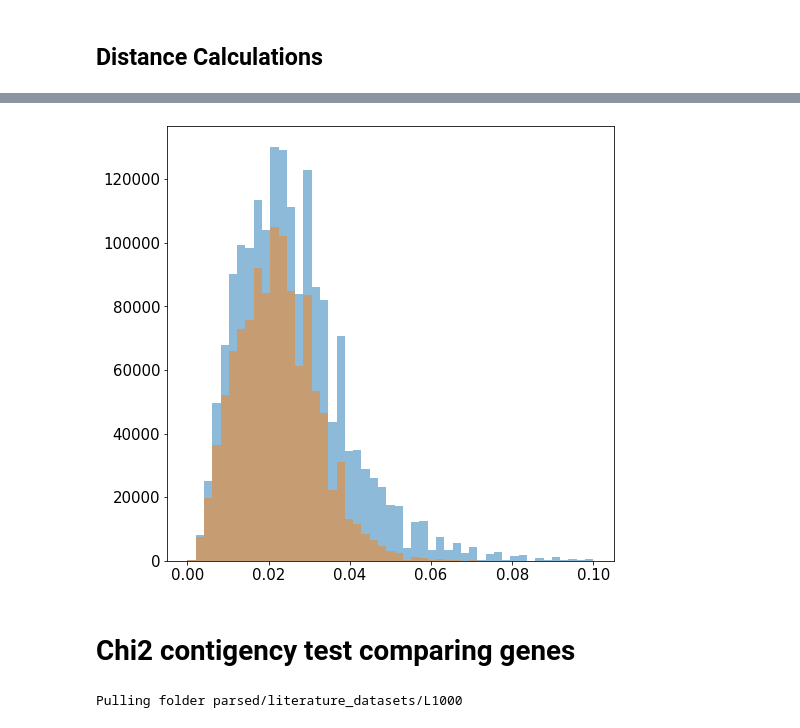
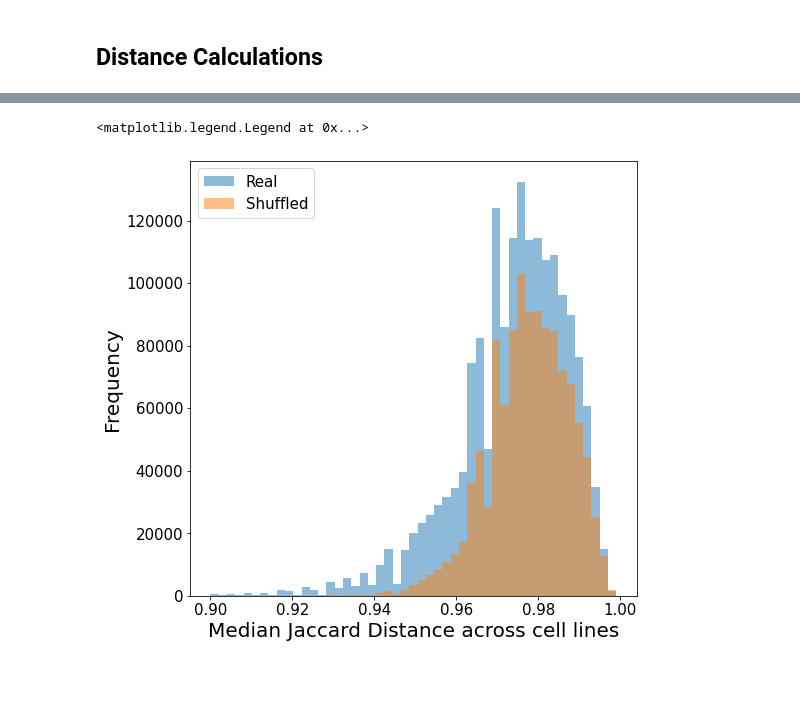
Before and after one commit to RelationRx/ds-ada-phenotype, a Jupyter notebook: LINCS_EDA_DEGs.ipynb, the cells around one changed output, grey strips where cells are left out. Cells and saved outputs as stored; diff of their text form; code cells hidden in the pictures; blank space fills up the shorter version.

```diff
--- a/LINCS_EDA_DEGs.ipynb
+++ b/LINCS_EDA_DEGs.ipynb
@@ -56,25 +57,21 @@ ax.set_xticklabels(['Real','Shuffled'], size = 20)
 # %%
 fig, ax = plt.subplots(1, figsize = (8,8))
 
-med_dists = np.median(1-dists['real'], axis = 0)
+med_dists = np.median(dists['real'], axis = 0)
 indices = np.triu_indices(med_dists.shape[0], 1)
 vals = med_dists[indices]
-ax.hist(vals[vals!=0], bins = np.linspace(0,0.1,50),alpha = 0.5)
+xlim = [0.9,0.999]
+ax.hist(vals[vals!=0], bins = np.linspace(xlim[0],xlim[1],50),alpha = 0.5, label = 'Real')
 
-med_dists_shuffled = np.median(1-dists['shuffled'], axis = 0)
+med_dists_shuffled = np.median(dists['shuffled'], axis = 0)
 indices = np.triu_indices(med_dists_shuffled.shape[0], 1)
 vals = med_dists_shuffled[indices]
-ax.hist(vals[vals!=0], bins = np.linspace(0,0.1,50),alpha = 0.5)
+ax.hist(vals[vals!=0], bins = np.linspace(xlim[0],xlim[1],50),alpha = 0.5, label = 'Shuffled')
 
+ax.set_xlabel("Median Jaccard Distance across cell lines", size = 20)
+ax.set_ylabel("Frequency", size = 20)
 ax.tick_params(labelsize = 15)
+ax.legend(prop = {'size':15})
 # %% [output]
+<matplotlib.legend.Legend at 0x...>
-[figure, old version]
+[figure, new version]
-# %% [markdown]
-# Chi2 contigency test comparing genes
-# %%
-lincs, lincs_genes, cell_lines = get_lincs()
-lincs[abs(lincs)<THRESH] = 0
-lincs[lincs>THRESH] = 1
-lincs[lincs<-THRESH] = -1
-# %% [output]
-Pulling folder parsed/literature_datasets/L1000
```
Also changed, not shown: parts of 13 cells of this notebook, 1 other file.
